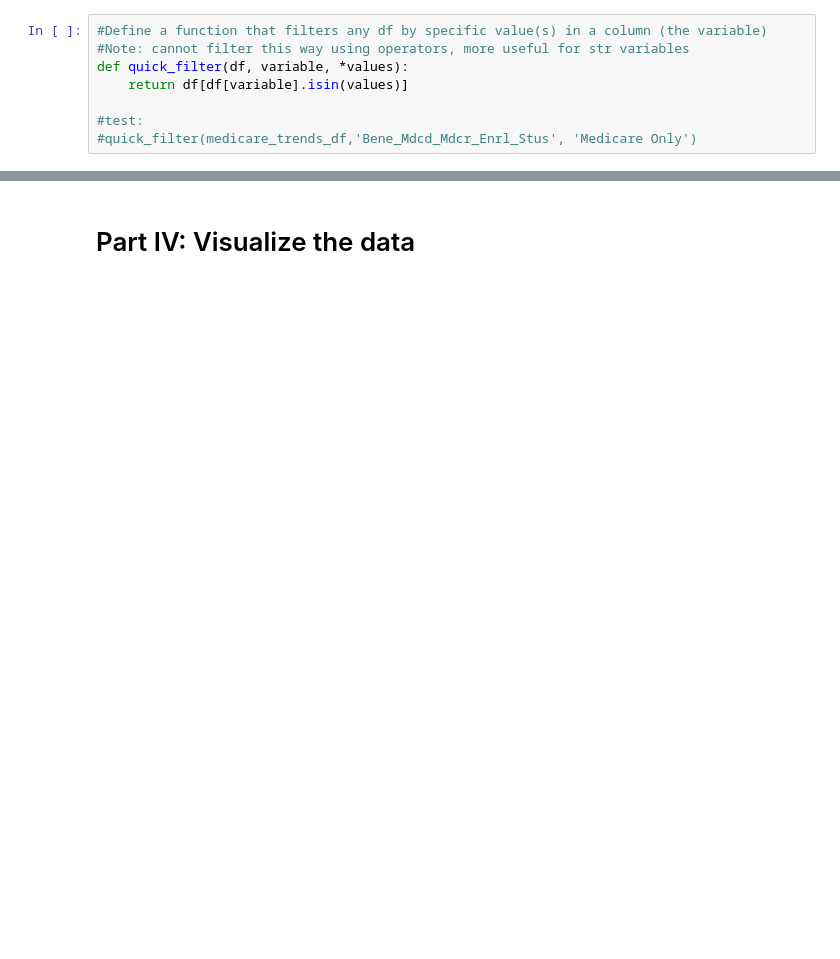
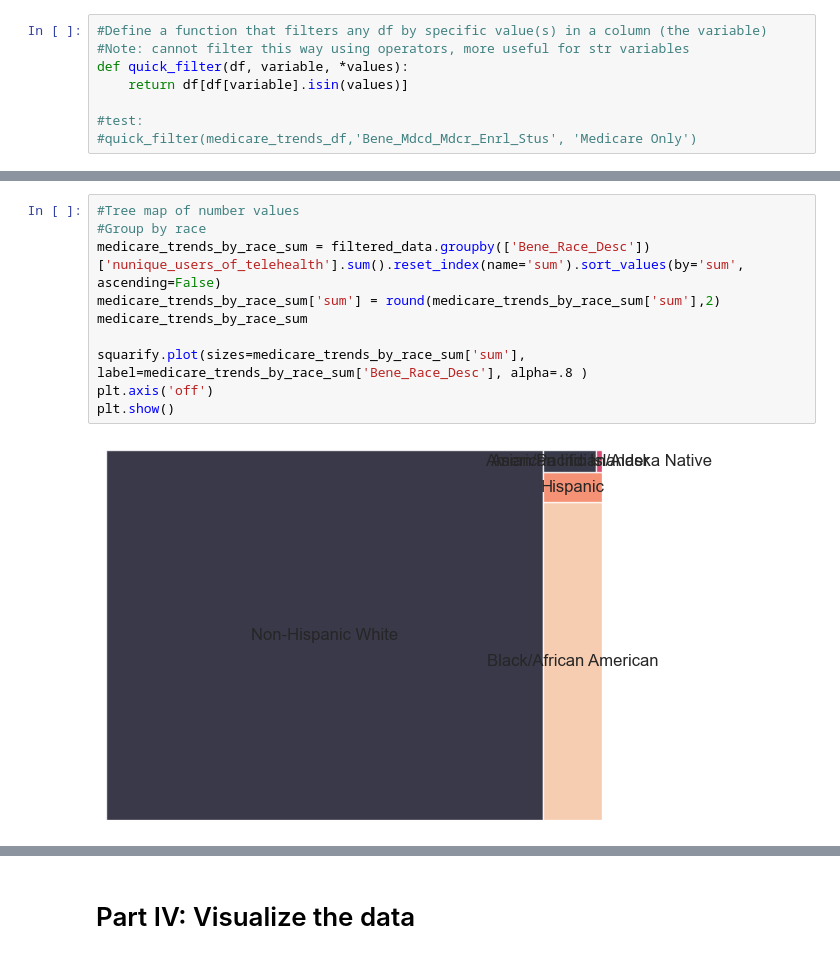
Before and after one commit to MQuarles2012/Telehealth_Analysis, a Jupyter notebook: Capstone Notebook.ipynb, the cells around one changed output, grey strips where cells are left out. Saved outputs shown, nothing was run; the diff lists cells and outputs as text; blank space fills up the shorter version.

```diff
--- a/Capstone Notebook.ipynb
+++ b/Capstone Notebook.ipynb
@@ -222,0 +293,12 @@ filtered_data = all_var
+# %%
+#Tree map of number values
+#Group by race
+medicare_trends_by_race_sum = filtered_data.groupby(['Bene_Race_Desc'])['nunique_users_of_telehealth'].sum().reset_index(name='sum').sort_values(by='sum', ascending=False)
+medicare_trends_by_race_sum['sum'] = round(medicare_trends_by_race_sum['sum'],2)
+medicare_trends_by_race_sum
+
+squarify.plot(sizes=medicare_trends_by_race_sum['sum'], label=medicare_trends_by_race_sum['Bene_Race_Desc'], alpha=.8 )
+plt.axis('off')
+plt.show()
+# %% [output]
+[figure, added]
```
Also changed, not shown: parts of 24 cells of this notebook, 5 other files.
